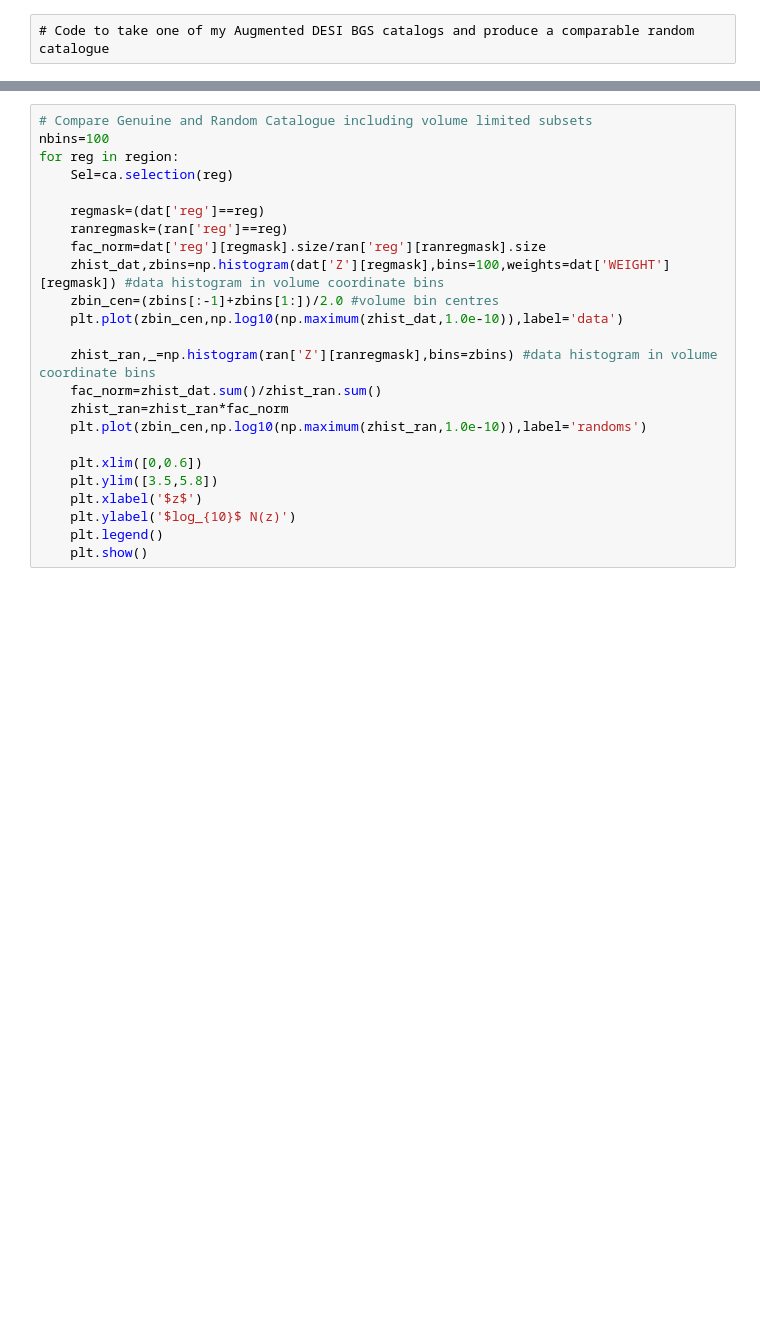
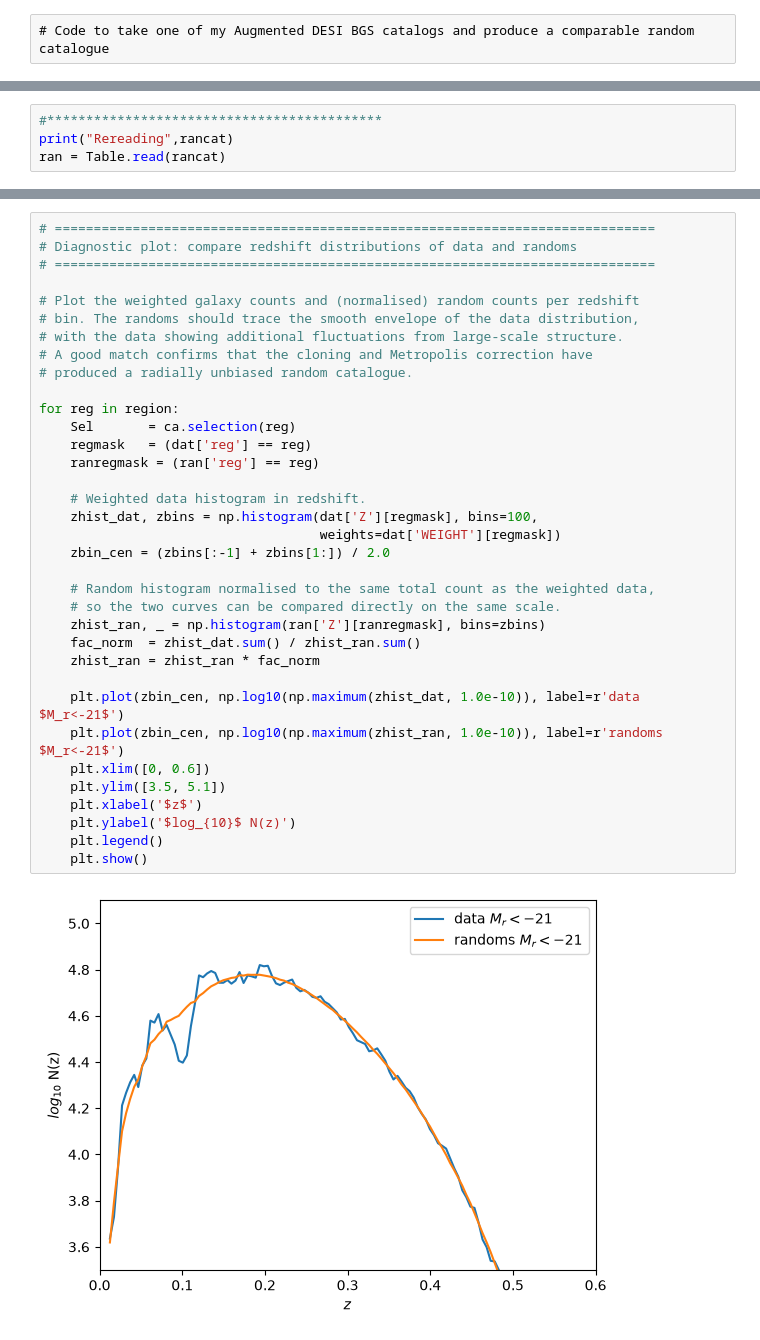
Before and after one commit to ShaunMCole/ShaunColeDESI, a Jupyter notebook: RandomCatalogue.ipynb, the cells around one changed output, grey strips where cells are left out. Saved outputs shown, nothing was run; the diff lists cells and outputs as text; blank space fills up the shorter version.

```diff
--- a/RandomCatalogue.ipynb
+++ b/RandomCatalogue.ipynb
@@ -295,0 +657,4 @@ ran.write(rancat, overwrite=True)
+# %%
+#*******************************************
+print("Rereading",rancat)
+ran = Table.read(rancat)
@@ -296,25 +738,38 @@ ran.write(rancat, overwrite=True)
 # %%
-# Compare Genuine and Random Catalogue including volume limited subsets
-nbins=100
+# =============================================================================
+# Diagnostic plot: compare redshift distributions of data and randoms
+# =============================================================================
+
+# Plot the weighted galaxy counts and (normalised) random counts per redshift
+# bin. The randoms should trace the smooth envelope of the data distribution,
+# with the data showing additional fluctuations from large-scale structure.
+# A good match confirms that the cloning and Metropolis correction have
+# produced a radially unbiased random catalogue.
+
 for reg in region:
-    Sel=ca.selection(reg)
+    Sel       = ca.selection(reg)
+    regmask   = (dat['reg'] == reg)
+    ranregmask = (ran['reg'] == reg)
 
-    regmask=(dat['reg']==reg)
-    ranregmask=(ran['reg']==reg)
-    fac_norm=dat['reg'][regmask].size/ran['reg'][ranregmask].size
-    zhist_dat,zbins=np.histogram(dat['Z'][regmask],bins=100,weights=dat['WEIGHT'][regmask]) #data histogram in volume coordinate bins
-    zbin_cen=(zbins[:-1]+zbins[1:])/2.0 #volume bin centres
-    plt.plot(zbin_cen,np.log10(np.maximum(zhist_dat,1.0e-10)),label='data')
+    # Weighted data histogram in redshift.
+    zhist_dat, zbins = np.histogram(dat['Z'][regmask], bins=100,
+                                    weights=dat['WEIGHT'][regmask])
+    zbin_cen = (zbins[:-1] + zbins[1:]) / 2.0
 
-    zhist_ran,_=np.histogram(ran['Z'][ranregmask],bins=zbins) #data histogram in volume coordinate bins
-    fac_norm=zhist_dat.sum()/zhist_ran.sum()
-    zhist_ran=zhist_ran*fac_norm
-    plt.plot(zbin_cen,np.log10(np.maximum(zhist_ran,1.0e-10)),label='randoms')
+    # Random histogram normalised to the same total count as the weighted data,
+    # so the two curves can be compared directly on the same scale.
+    zhist_ran, _ = np.histogram(ran['Z'][ranregmask], bins=zbins)
+    fac_norm  = zhist_dat.sum() / zhist_ran.sum()
+    zhist_ran = zhist_ran * fac_norm
 
-    plt.xlim([0,0.6])
-    plt.ylim([3.5,5.8])
+    plt.plot(zbin_cen, np.log10(np.maximum(zhist_dat, 1.0e-10)), label=r'data $M_r<-21$')
+    plt.plot(zbin_cen, np.log10(np.maximum(zhist_ran, 1.0e-10)), label=r'randoms $M_r<-21$')
+    plt.xlim([0, 0.6])
+    plt.ylim([3.5, 5.1])
     plt.xlabel('$z$')
     plt.ylabel('$log_{10}$ N(z)')
     plt.legend()
     plt.show()
+# %% [output]
+[figure, added]
 # %%
```
Also changed, not shown: parts of 20 cells of this notebook, 8 other files.
